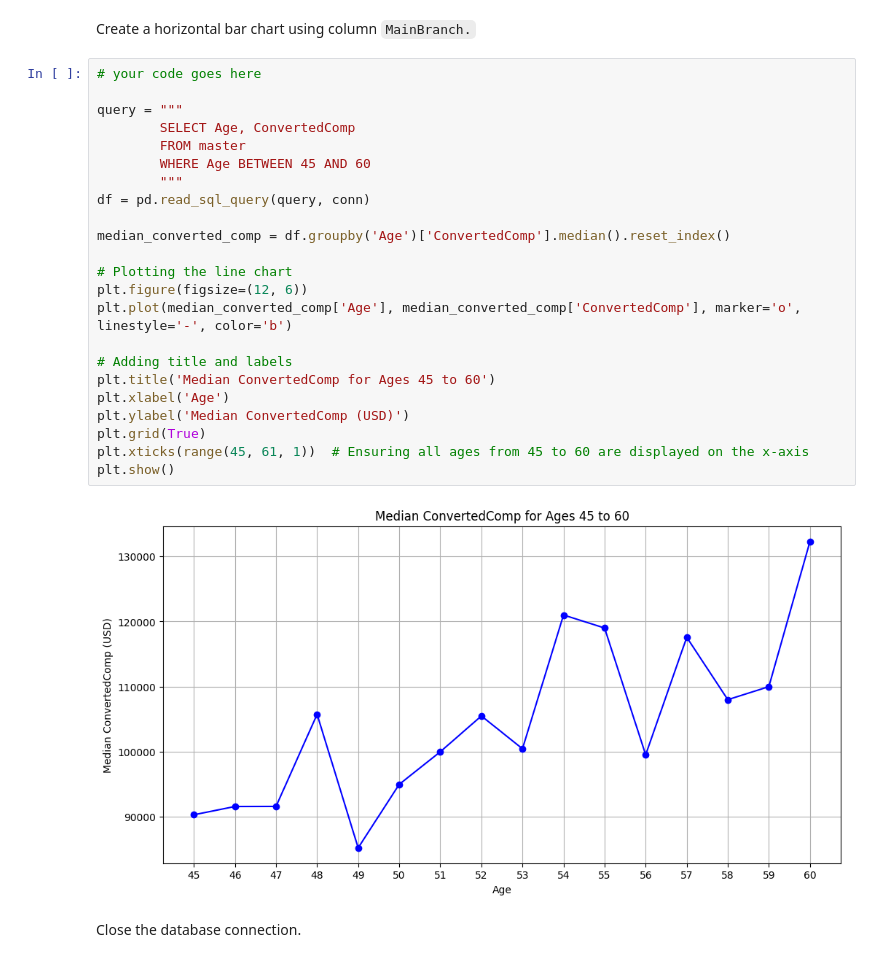
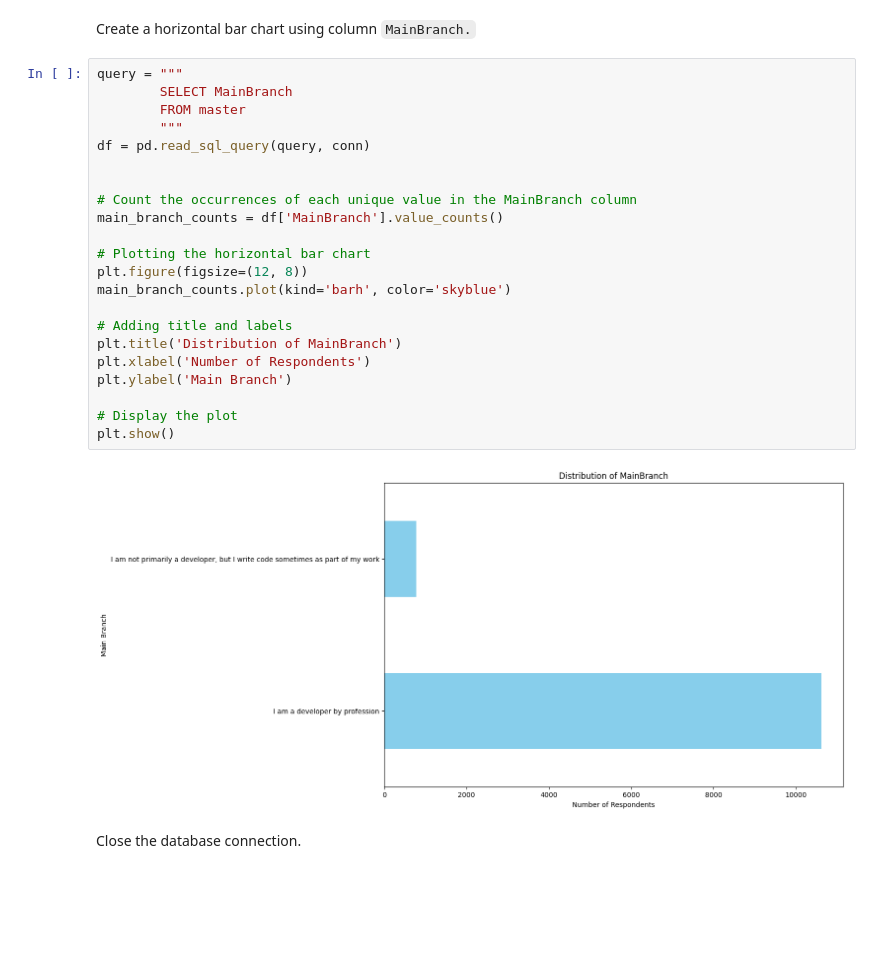
Before and after one commit to koumi8876/Lab-Data-Visualization, a Jupyter notebook: M4DataVisualization_lab.ipynb, the cells around one changed output. Saved outputs shown, nothing was run; the diff lists cells and outputs as text; blank space fills up the shorter version.

```diff
--- a/M4DataVisualization_lab.ipynb
+++ b/M4DataVisualization_lab.ipynb
@@ -318,31 +343,30 @@ Plot the median `ConvertedComp` for all ages from 45 to 60.
 ### Bar Chart
 # %% [markdown]
 Create a horizontal bar chart using column `MainBranch.`
-# %%
-# your code goes here
-
-query = """
-        SELECT Age, ConvertedComp
-        FROM master
-        WHERE Age BETWEEN 45 AND 60
-        """
-df = pd.read_sql_query(query, conn)
-
-median_converted_comp = df.groupby('Age')['ConvertedComp'].median().reset_index()
-
-# Plotting the line chart
-plt.figure(figsize=(12, 6))
-plt.plot(median_converted_comp['Age'], median_converted_comp['ConvertedComp'], marker='o', linestyle='-', color='b')
-
-# Adding title and labels
-plt.title('Median ConvertedComp for Ages 45 to 60')
-plt.xlabel('Age')
-plt.ylabel('Median ConvertedComp (USD)')
-plt.grid(True)
-plt.xticks(range(45, 61, 1))  # Ensuring all ages from 45 to 60 are displayed on the x-axis
-plt.show()
-# %% [output]
-[figure, removed]
+# %%
+query = """
+        SELECT MainBranch
+        FROM master
+        """
+df = pd.read_sql_query(query, conn)
+
+
+# Count the occurrences of each unique value in the MainBranch column
+main_branch_counts = df['MainBranch'].value_counts()
+
+# Plotting the horizontal bar chart
+plt.figure(figsize=(12, 8))
+main_branch_counts.plot(kind='barh', color='skyblue')
+
+# Adding title and labels
+plt.title('Distribution of MainBranch')
+plt.xlabel('Number of Respondents')
+plt.ylabel('Main Branch')
+
+# Display the plot
+plt.show()
+# %% [output]
+[figure, added]
 # %% [markdown]
 Close the database connection.
 # %%
```
Also changed, not shown: parts of 1 cell of this notebook.
